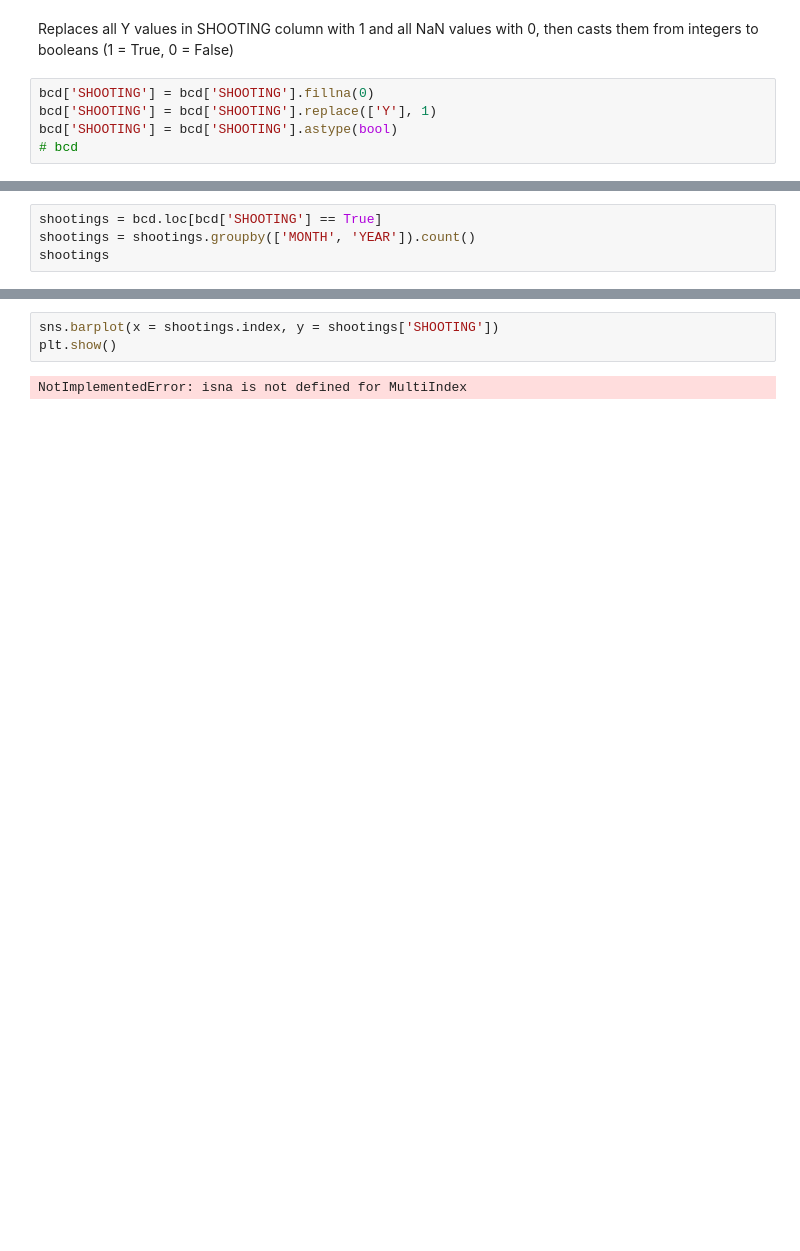
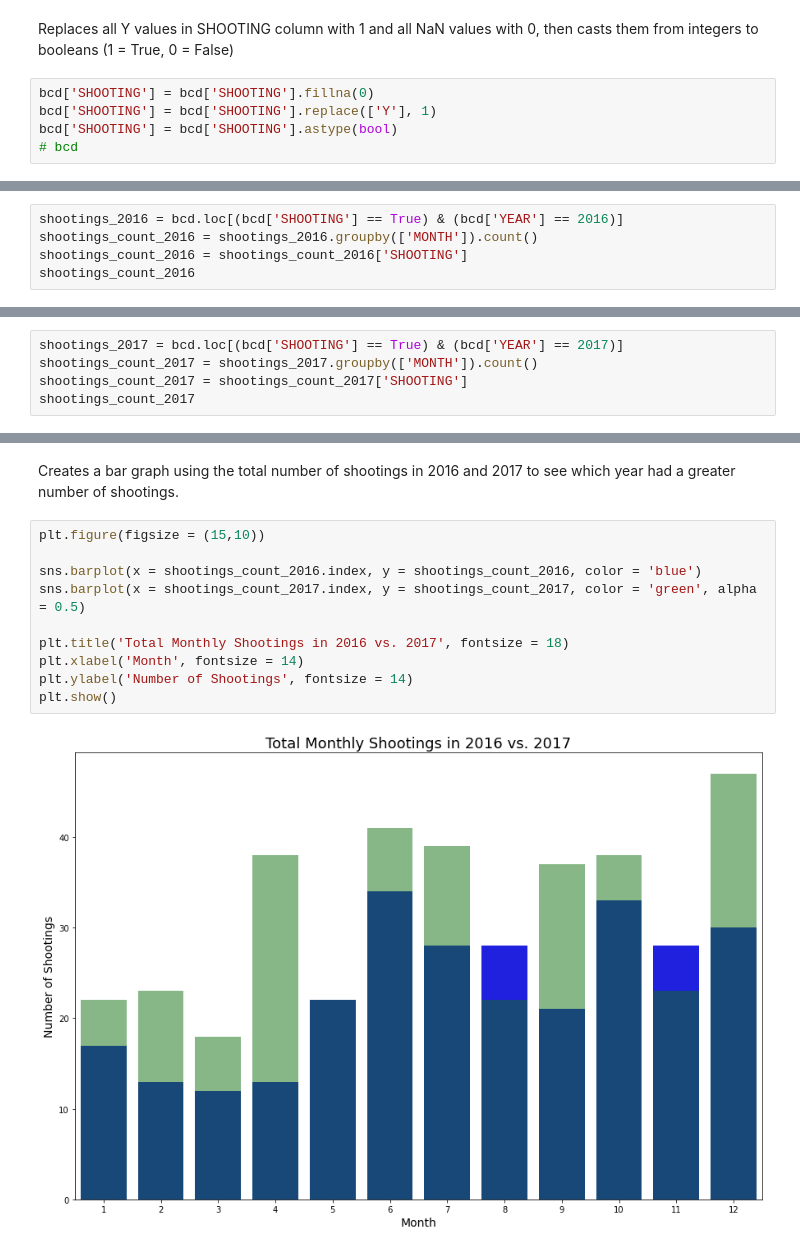
Before and after one commit to nathalieforsythe/DataScience2021F, a Jupyter notebook: Unit3/Project3A/project3a.ipynb, the cells around one changed output, grey strips where cells are left out. Cells and saved outputs as stored; diff of their text form; blank space fills up the shorter version.

```diff
--- a/Unit3/Project3A/project3a.ipynb
+++ b/Unit3/Project3A/project3a.ipynb
@@ -23,5 +103,6 @@ Finds only the rows where SHOOTING == True, then counts the number of shootings
 # %%
-shootings = bcd.loc[bcd['SHOOTING'] == True]
-shootings = shootings.groupby(['MONTH', 'YEAR']).count()
-shootings
+shootings_2016 = bcd.loc[(bcd['SHOOTING'] == True) & (bcd['YEAR'] == 2016)]
+shootings_count_2016 = shootings_2016.groupby(['MONTH']).count()
+shootings_count_2016 = shootings_count_2016['SHOOTING']
+shootings_count_2016
 # %% [output]
@@ -45,0 +123,5 @@ shootings
+# %%
+shootings_2017 = bcd.loc[(bcd['SHOOTING'] == True) & (bcd['YEAR'] == 2017)]
+shootings_count_2017 = shootings_2017.groupby(['MONTH']).count()
+shootings_count_2017 = shootings_count_2017['SHOOTING']
+shootings_count_2017
@@ -46,5 +143,14 @@ shootings
+# %% [markdown]
+Creates a bar graph using the total number of shootings in 2016 and 2017 to see which year had a greater number of shootings.
 # %%
-sns.barplot(x = shootings.index, y = shootings['SHOOTING'])
+plt.figure(figsize = (15,10))
+
+sns.barplot(x = shootings_count_2016.index, y = shootings_count_2016, color = 'blue')
+sns.barplot(x = shootings_count_2017.index, y = shootings_count_2017, color = 'green', alpha = 0.5)
+
+plt.title('Total Monthly Shootings in 2016 vs. 2017', fontsize = 18)
+plt.xlabel('Month', fontsize = 14)
+plt.ylabel('Number of Shootings', fontsize = 14)
 plt.show()
 # %% [output]
-NotImplementedError: isna is not defined for MultiIndex
+[figure, added]
```
Also changed, not shown: parts of 23 cells of this notebook.
